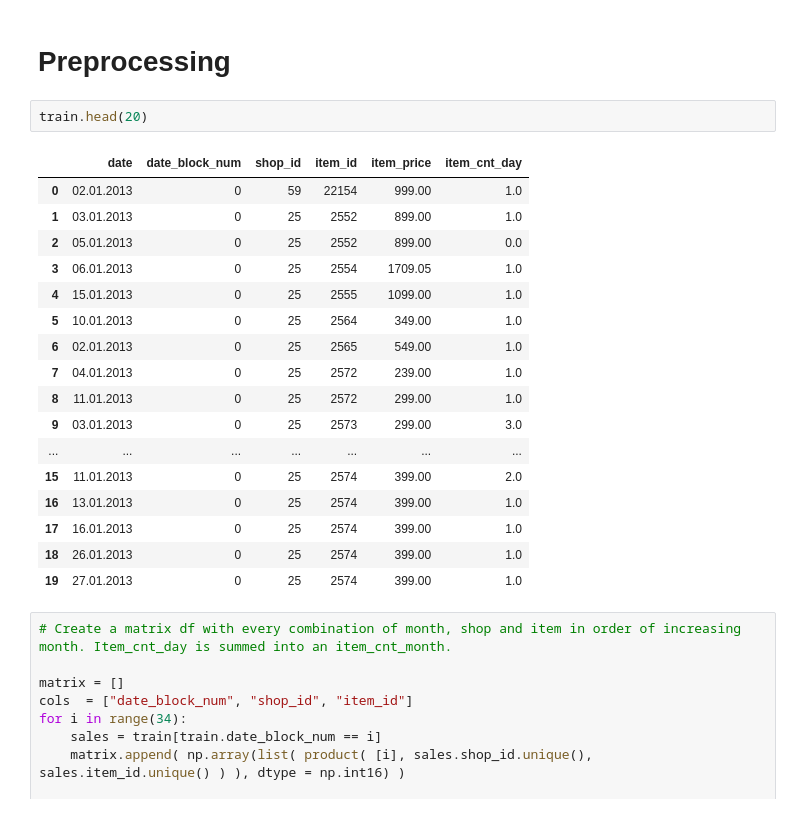
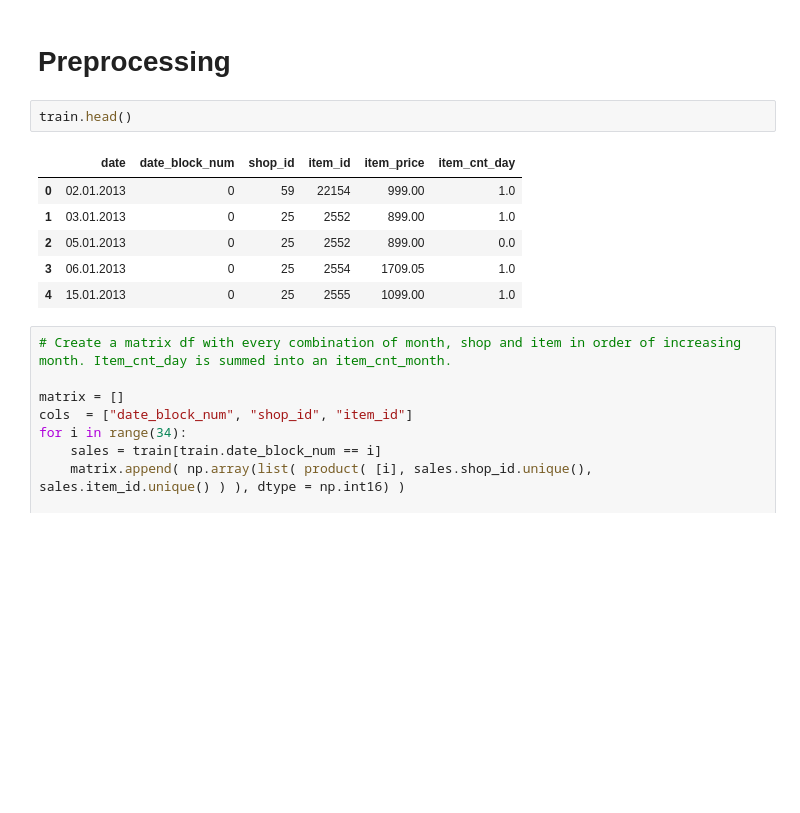
Before and after one commit to qiongwu1016/cmpe257_group3_project, a Jupyter notebook: CMPE257_Team_Project_04.ipynb, the cells around one changed output. Saved outputs shown, nothing was run; the diff lists cells and outputs as text; blank space fills up the shorter version.

```diff
--- a/CMPE257_Team_Project_04.ipynb
+++ b/CMPE257_Team_Project_04.ipynb
@@ -300,25 +300,14 @@ items.head()
 # %% [markdown]
 # Preprocessing
 # %%
-train.head(20)
+train.head()
 # %% [output]
 |  | date | date_block_num | shop_id | item_id | item_price | item_cnt_day |
 | 0 | 02.01.2013 | 0 | 59 | 22154 | 999.00 | 1.0 |
 | 1 | 03.01.2013 | 0 | 25 | 2552 | 899.00 | 1.0 |
 | 2 | 05.01.2013 | 0 | 25 | 2552 | 899.00 | 0.0 |
 | 3 | 06.01.2013 | 0 | 25 | 2554 | 1709.05 | 1.0 |
 | 4 | 15.01.2013 | 0 | 25 | 2555 | 1099.00 | 1.0 |
-| 5 | 10.01.2013 | 0 | 25 | 2564 | 349.00 | 1.0 |
-| 6 | 02.01.2013 | 0 | 25 | 2565 | 549.00 | 1.0 |
-| 7 | 04.01.2013 | 0 | 25 | 2572 | 239.00 | 1.0 |
-| 8 | 11.01.2013 | 0 | 25 | 2572 | 299.00 | 1.0 |
-| 9 | 03.01.2013 | 0 | 25 | 2573 | 299.00 | 3.0 |
-| ... | ... | ... | ... | ... | ... | ... |
-| 15 | 11.01.2013 | 0 | 25 | 2574 | 399.00 | 2.0 |
-| 16 | 13.01.2013 | 0 | 25 | 2574 | 399.00 | 1.0 |
-| 17 | 16.01.2013 | 0 | 25 | 2574 | 399.00 | 1.0 |
-| 18 | 26.01.2013 | 0 | 25 | 2574 | 399.00 | 1.0 |
-| 19 | 27.01.2013 | 0 | 25 | 2574 | 399.00 | 1.0 |
 # %%
 # Create a matrix df with every combination of month, shop and item in order of increasing month. Item_cnt_day is summed into an item_cnt_month.
 
```
Also changed, not shown: parts of 18 cells of this notebook.
